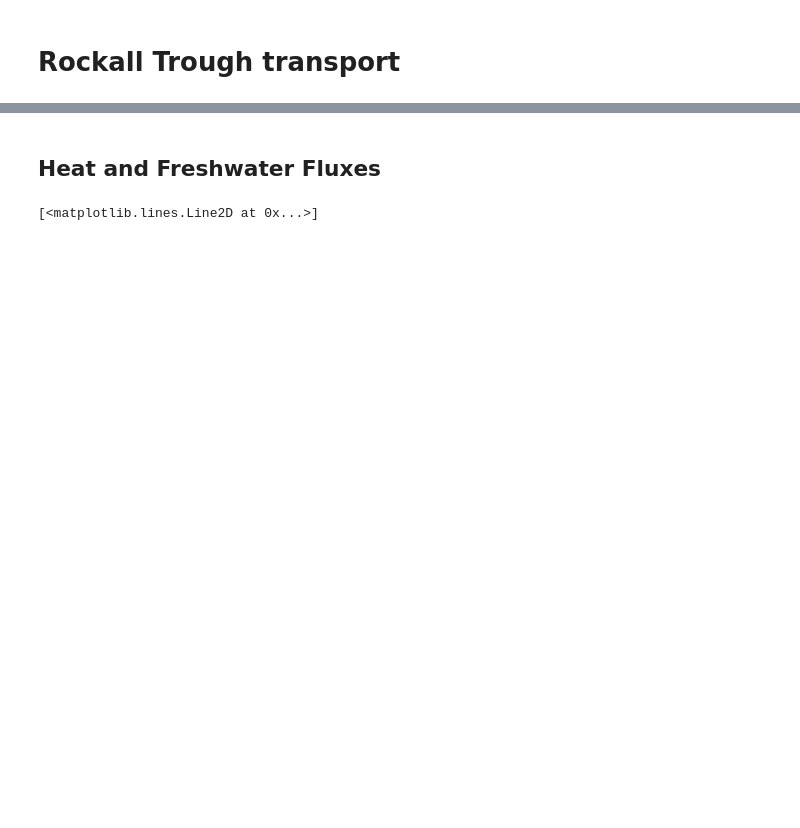
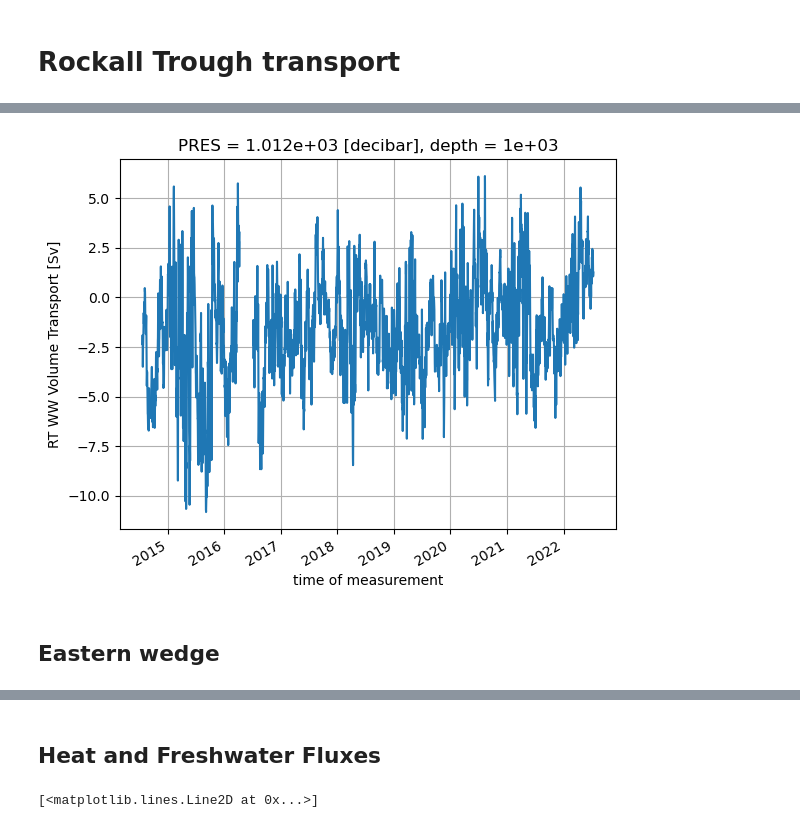
Before and after one commit to ScotMarPhys/Rockall_Trough_Transports, a Jupyter notebook: notebooks/1.0_Rockall_Trough_transports.ipynb, the cells around one changed output, grey strips where cells are left out. Cells and saved outputs as stored; diff of their text form; code cells hidden in the pictures; blank space fills up the shorter version.

```diff
--- a/notebooks/1.0_Rockall_Trough_transports.ipynb
+++ b/notebooks/1.0_Rockall_Trough_transports.ipynb
@@ -883,0 +323,35 @@ Data variables:
+# %%
+# # create MB matrix, fine horizontal grid, new and not in Fraser et al. (2022)
+SG_MB_grid = xr.concat([ds_RT.SG_WEST.expand_dims('lon_MB'),
+          ds_RT.SG_EAST.expand_dims('lon_MB')],dim='lon_MB')
+SG_MB_grid['lon_MB']=[lon_RTWB,lon_RTEB]
+SG_MB_grid.coords['lat_MB']= ('lon_MB',[lat_RTWB,lat_RTEB])
+
+TG_MB_grid = xr.concat([ds_RT.TG_WEST.expand_dims('lon_MB'),
+          ds_RT.TG_EAST.expand_dims('lon_MB')],dim='lon_MB')
+TG_MB_grid['lon_MB']=[lon_RTWB,lon_RTEB]
+TG_MB_grid.coords['lat_MB']= ('lon_MB',[lat_RTWB,lat_RTEB])
+
+SG_MB_grid = SG_MB_grid.interp(lon_MB=lon_MB)
+TG_MB_grid = TG_MB_grid.interp(lon_MB=lon_MB)
+
+# Calculate baroclinic streamfunction
+SF_MB_grid = xr.apply_ufunc(
+        gsw.geo_strf_dyn_height,
+        SG_MB_grid,TG_MB_grid,TG_MB_grid.PRES,P_ref,
+        kwargs={'axis':2},
+        input_core_dims=[['lon_MB', 'TIME', 'depth'],['lon_MB', 'TIME', 'depth'],['depth'],[]],
+        output_core_dims=[['lon_MB', 'TIME', 'depth']],
+        dask = 'parallelized')
+
+# Calculate geostrophic transport (Sv) in each cell as function of (z,t)
+q_MB_grid = dz*(SF_MB_grid.diff('lon_MB')/f)
+lon_MB = xr.DataArray(((SF_MB_grid.lon_MB[:-1].values+SF_MB_grid.lon_MB[1:].values)/2),dims='lon_MB')
+q_MB_grid['lon_MB']=lon_MB
+lat_MB = xr.DataArray(((SF_MB_grid.lat_MB[:-1].values+SF_MB_grid.lat_MB[1:].values)/2),dims='lon_MB')
+q_MB_grid.coords['lat_MB']= lat_MB
+q_MB_grid['dx_MB'] = dx_MB
+
+ds_RT_MB_grid = xr.merge([q_MB_grid.rename('q'),
+                      TG_MB_grid.rename('CT').drop('lat_MB').interp(lon_MB=q_MB_grid.lon_MB),
+                      SG_MB_grid.rename('SA').drop('lat_MB').interp(lon_MB=q_MB_grid.lon_MB)])
@@ -883,0 +412,7 @@ Data variables:
+# %%
+Q_WW.where(Q_WW.mask_WW).plot()
+plt.grid()
+# %% [output]
+[figure, added]
+# %% [markdown]
+## Eastern wedge
```
Also changed, not shown: parts of 85 cells of this notebook.
